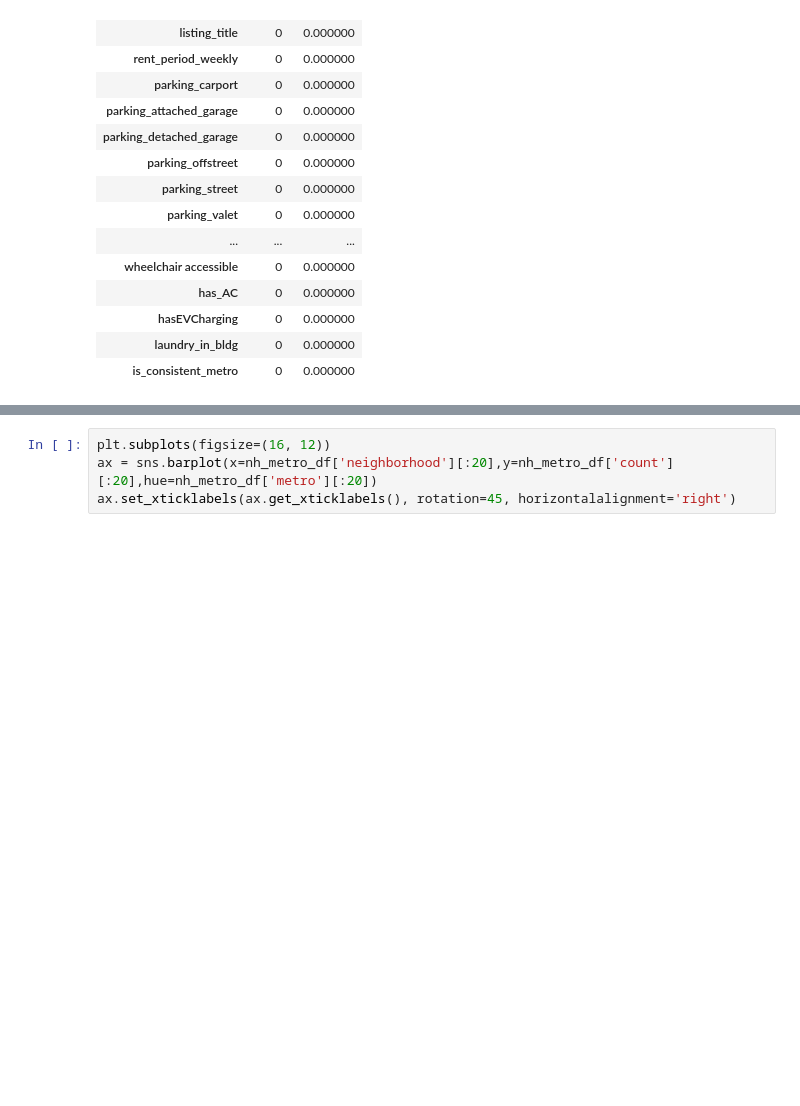
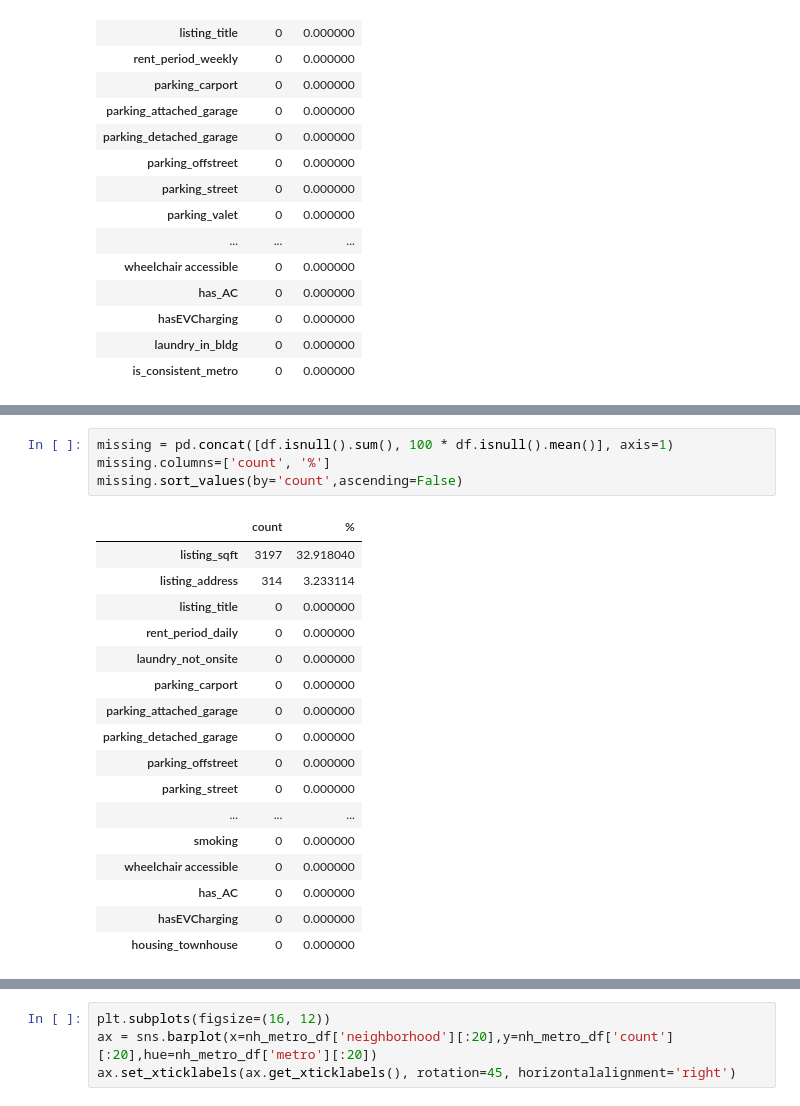
Before and after one commit to melissavhan/Craigslist-Rent-Prediction, a Jupyter notebook: notebooks/Craigslist_Data_Wrangling .ipynb, the cells around one changed output, grey strips where cells are left out. Cells and saved outputs as stored; diff of their text form; blank space fills up the shorter version.

```diff
--- a/notebooks/Craigslist_Data_Wrangling .ipynb
+++ b/notebooks/Craigslist_Data_Wrangling .ipynb
@@ -594 +572,23 @@ missing.sort_values(by='count',ascending=False)
+# %%
+missing = pd.concat([df.isnull().sum(), 100 * df.isnull().mean()], axis=1)
+missing.columns=['count', '%']
+missing.sort_values(by='count',ascending=False)
+# %% [output]
+|  | count | % |
+| listing_sqft | 3197 | 32.918040 |
+| listing_address | 314 | 3.233114 |
+| listing_title | 0 | 0.000000 |
+| rent_period_daily | 0 | 0.000000 |
+| laundry_not_onsite | 0 | 0.000000 |
+| parking_carport | 0 | 0.000000 |
+| parking_attached_garage | 0 | 0.000000 |
+| parking_detached_garage | 0 | 0.000000 |
+| parking_offstreet | 0 | 0.000000 |
+| parking_street | 0 | 0.000000 |
+| ... | ... | ... |
+| smoking | 0 | 0.000000 |
+| wheelchair accessible | 0 | 0.000000 |
+| has_AC | 0 | 0.000000 |
+| hasEVCharging | 0 | 0.000000 |
+| housing_townhouse | 0 | 0.000000 |
 # %% [markdown]
```
Also changed, not shown: parts of 31 cells of this notebook.
